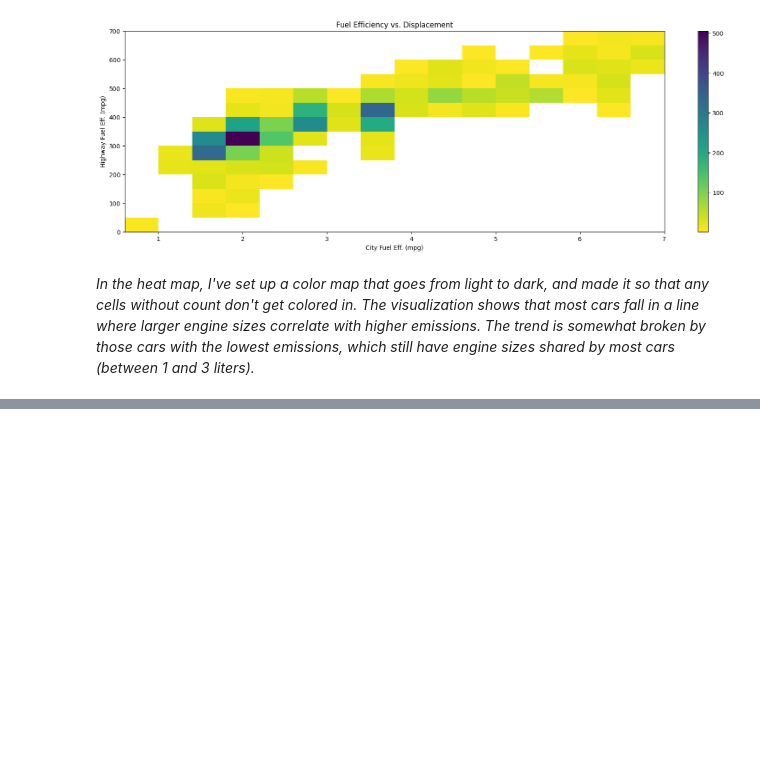
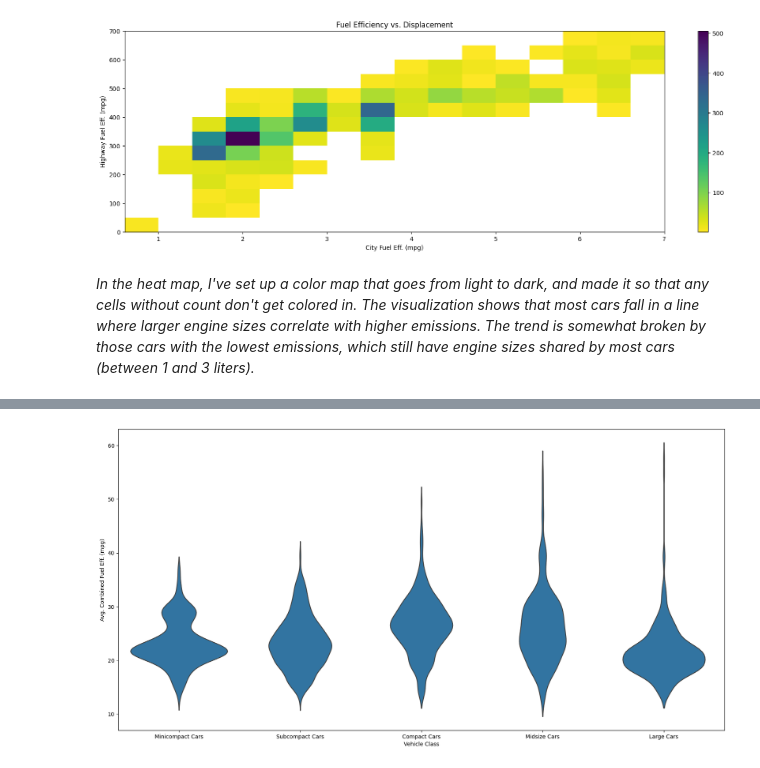
Before and after one commit to kisyular/data-visualization, a Jupyter notebook: Intro-Data-Visualization.ipynb, the cells around one changed output, grey strips where cells are left out. Drawn from its saved outputs; the diff is of its cells as text; code cells hidden in the pictures; blank space fills up the shorter version.

```diff
--- a/Intro-Data-Visualization.ipynb
+++ b/Intro-Data-Visualization.ipynb
@@ -1015,0 +1087,12 @@ plt.title('Fuel Efficiency vs. Displacement');
+# %%
+base_color = sb.color_palette()[0]
+
+# The "inner" argument represents the datapoints in the violin interior.
+# It can take any value from {“box”, “quartile”, “point”, “stick”, None}
+# If "box", it draws a miniature boxplot.
+plt.figure(figsize=(20, 10))
+sb.violinplot(data=fuel_econ, x='VClass', y='comb', color=base_color, inner=None)
+plt.xlabel('Vehicle Class')
+plt.ylabel('Avg. Combined Fuel Eff. (mpg)');
+# %% [output]
+[figure, added]
```
Also changed, not shown: parts of 10 cells of this notebook.
